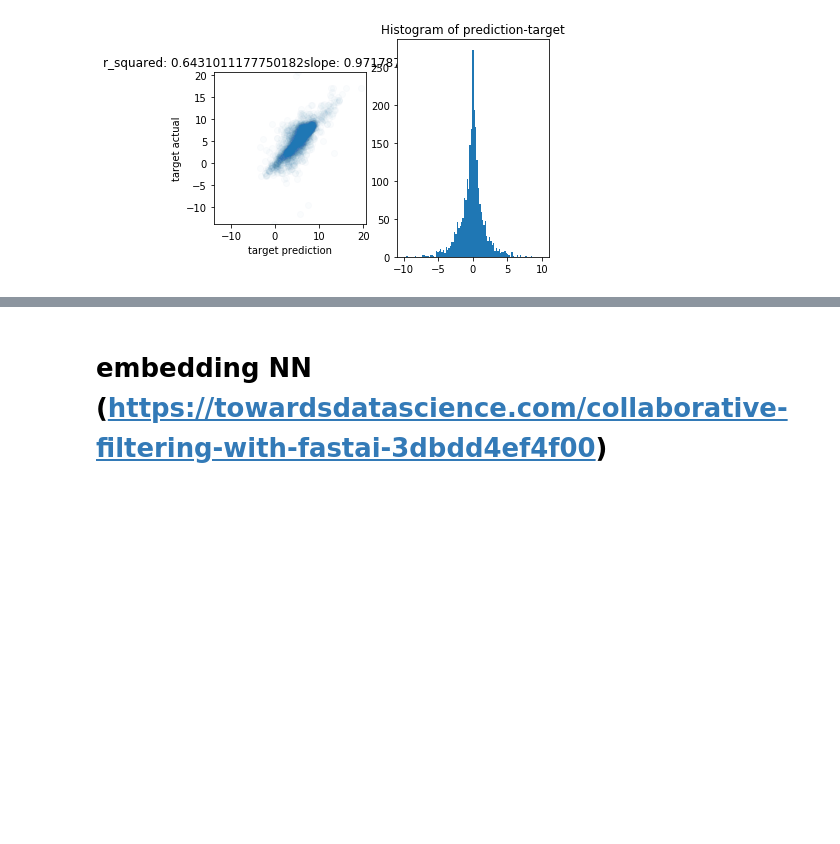
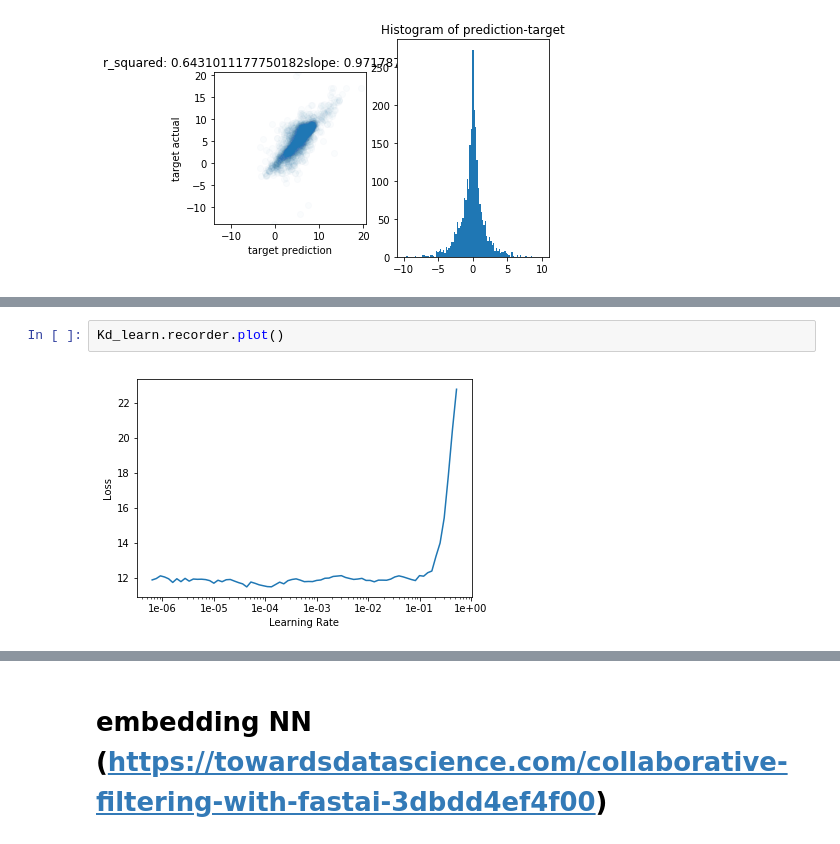
Before and after one commit to ohliumliu/fastai_v3, a Jupyter notebook: nbs/dl1/kinase/kinase.ipynb, the cells around one changed output, grey strips where cells are left out. Cells and saved outputs as stored; diff of their text form; blank space fills up the shorter version.

```diff
--- a/nbs/dl1/kinase/kinase.ipynb
+++ b/nbs/dl1/kinase/kinase.ipynb
@@ -398,0 +440,4 @@ plot_preds(np.array(Kd_learn_valid_df[~Kd_learn_valid_df.compound_id.str.contain
+# %%
+Kd_learn.recorder.plot()
+# %% [output]
+[figure, added]
```
Also changed, not shown: parts of 29 cells of this notebook.
